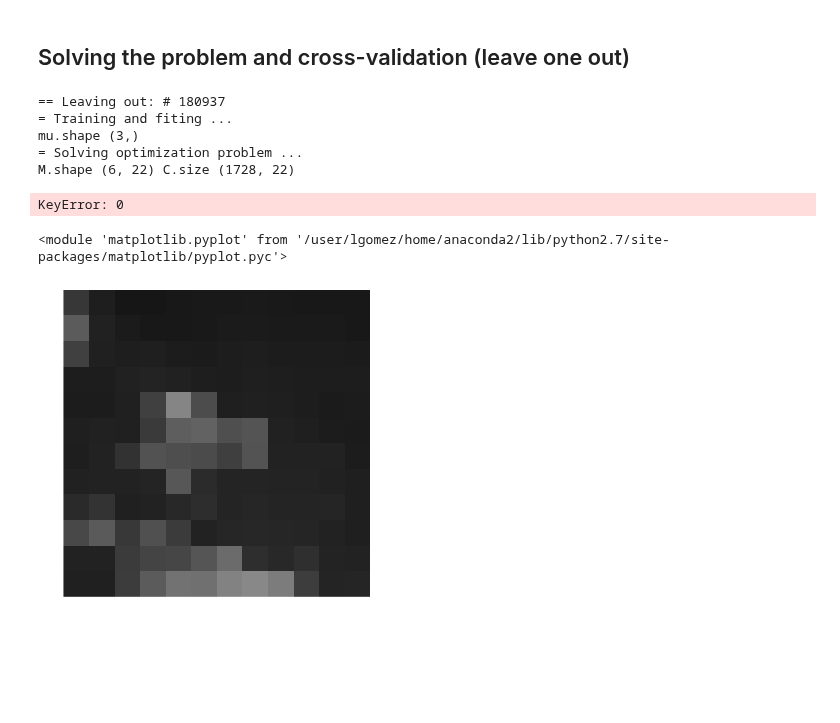
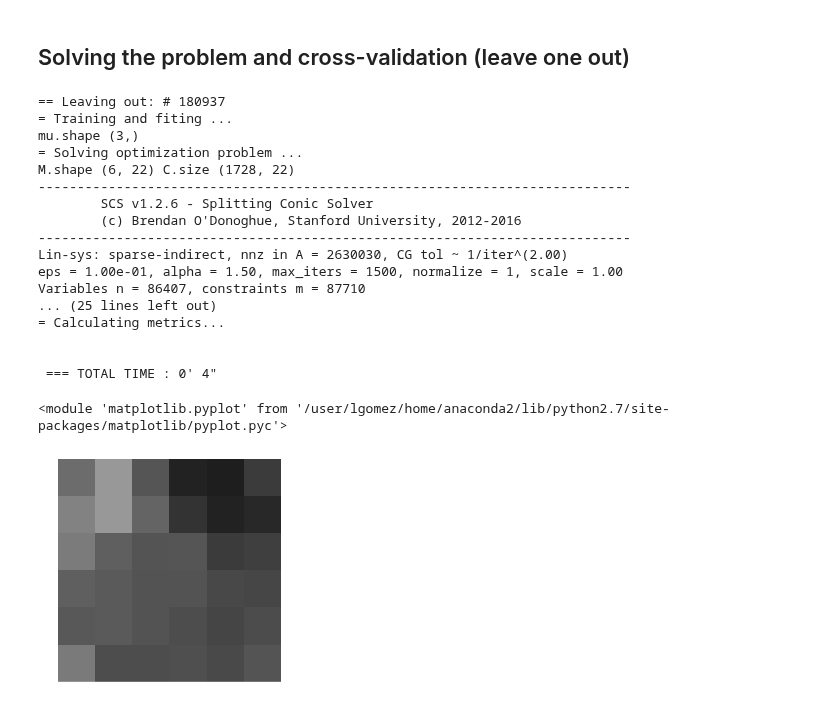
Before and after one commit to egomezsumma/iqt, a Jupyter notebook: Experimento 5.1 (Mapl+DictBvals).ipynb, the cells around one changed output. Drawn from its saved outputs; the diff is of its cells as text; code cells hidden in the pictures; blank space fills up the shorter version.

Commit message:
listo definicion del prpoblema con varias G una por cada q-val

```diff
--- a/Experimento 5.1 (Mapl+DictBvals).ipynb
+++ b/Experimento 5.1 (Mapl+DictBvals).ipynb
@@ -178,9 +180,9 @@ def define_problem_with_mapl(i_lr, i_hr_shape, dic_G, M, tau, gtab, scale):
     Ylr.value = i_lr.reshape((vlr*bval, 1), order='F')
 
     ## Downsamplings matrixs
-    G = dict((b, cvx.Parameter(*dic_G[b].shape)) for b in dic_G.keys())
-    for b in dic_G.keys():
-        G[b].value = dic_G[b]
+    G = dict((group, cvx.Parameter(*dic_G[group].shape)) for group in dic_G.keys())
+    for group in dic_G.keys():
+        G[group].value = dic_G[group]
 
     ## MAPL params
     cvxMaplE, cvxC, YhrMapl = cvxpy_mapl(Yhr, gtab, M, tau, Nc)
@@ -201,10 +203,12 @@ def define_problem_with_mapl(i_lr, i_hr_shape, dic_G, M, tau, gtab, scale):
     ## Fidelity expression
     fidelity_list = []
     for b in xrange(bval):
-        Yhr_b = Yhr[b*vhrb:b*vhrb+vhr]
-        Ylr_b = Yhr[b*vlrb:b*vlrb+vlr]
+        b_offset_hr, b_offset_lr = b*vhr, b*vlr
+        Yhr_b = Yhr[b_offset_hr:b_offset_hr+vhr]
+        Ylr_b = Ylr[b_offset_lr:b_offset_lr+vlr]
         fid_b = cvx.sum_squares(G[b]*Yhr_b - Ylr_b)
         fidelity_list.append(fid_b)
+    print '#fidelity sums =', len(fidelity_list)
     cvxFidelityExp = sum(fidelity_list)
 
     # Form objective.
@@ -324,7 +328,7 @@ for i in range(0, iterations):
 
     ### Aca shiftear el arreglo de sujetos (train deja el ultimo afuera del entrenamiento)
     subjects.append(subjects.pop(0))
-    lr_samples, hr_samples = buildT_grouping_by_b(sample_maker, n_samples, gtab.bvals) #lr, hr
+    lr_samples, hr_samples = buildT_grouping_by_q(sample_maker, n_samples, gtab.bvals) #lr, hr
 
     #lr_samples, hr_samples = lr_samples/1589, hr_samples/1589
     #print 'SAMPLES min/max ', lr_samples.min(),lr_samples.max(),  hr_samples.min(), hr_samples.max()
@@ -351,7 +355,10 @@ for i in range(0, iterations):
     max_vals_hr_r.append(A.max())
     min_vals_hr_r.append(A.min())
 
-    B = (regr.coef_*i_hr.reshape(-1, order='F')).reshape(voi_lr_shape, order='F')
+    nx, ny, nz, nb = i_lr.shape
+    B = np.zeros((nx, ny, nz, nb))
+    for b in xrange(nb):
+        B[:,:,:,b] = (G[b]*i_hr[:,:,:,b].reshape(-1, order='F')).reshape((nx, ny, nz), order='F')
     max_vals_lr_r.append(B.max())
     min_vals_lr_r.append(B.min())
 
@@ -427,12 +434,23 @@ if base_folder is not None:
 mu.shape (3,)
 = Solving optimization problem ...
 M.shape (6, 22) C.size (1728, 22)
+----------------------------------------------------------------------------
+        SCS v1.2.6 - Splitting Conic Solver
+        (c) Brendan O'Donoghue, Stanford University, 2012-2016
+----------------------------------------------------------------------------
+Lin-sys: sparse-indirect, nnz in A = 2630030, CG tol ~ 1/iter^(2.00)
+eps = 1.00e-01, alpha = 1.50, max_iters = 1500, normalize = 1, scale = 1.00
+Variables n = 86407, constraints m = 87710
+... (25 lines left out)
+= Calculating metrics...
+
+
+ === TOTAL TIME : 0' 4"
-KeyError: 0
 # %%
-img_utils._is(A, b=0, vmax=A.max(), vmin=A.min())
+img_utils._is(B, b=0, vmax=B.max(), vmin=B.min())
 # %% [output]
 <module 'matplotlib.pyplot' from '/user/lgomez/home/anaconda2/lib/python2.7/site-packages/matplotlib/pyplot.pyc'>
-[figure, old version]
+[figure, new version]
 # %%
 img_utils._isc(A, i_hr, b=4, vmax=max(i_hr.max(), A.max()), vmin=min(i_hr.min(),A.min()))
 
```
Also changed, not shown: parts of 13 cells of this notebook.
